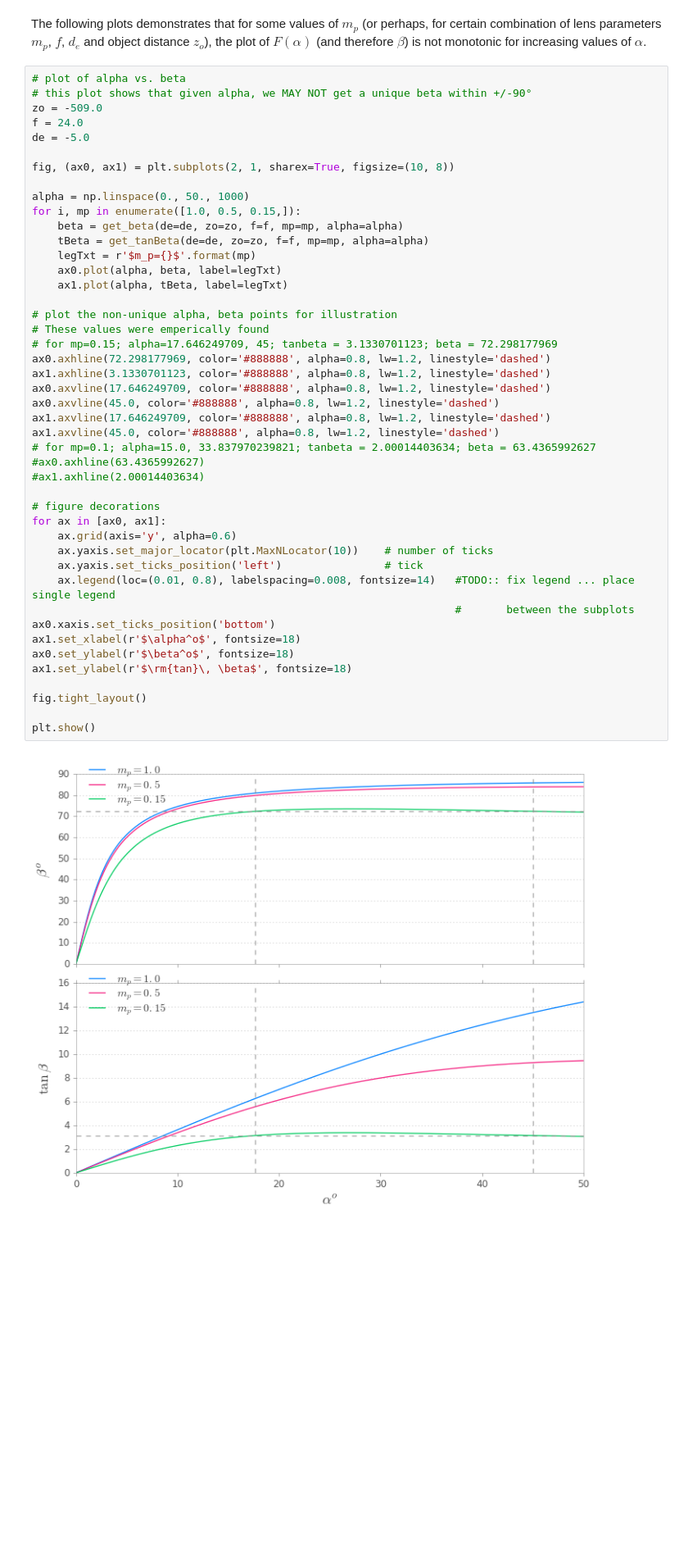
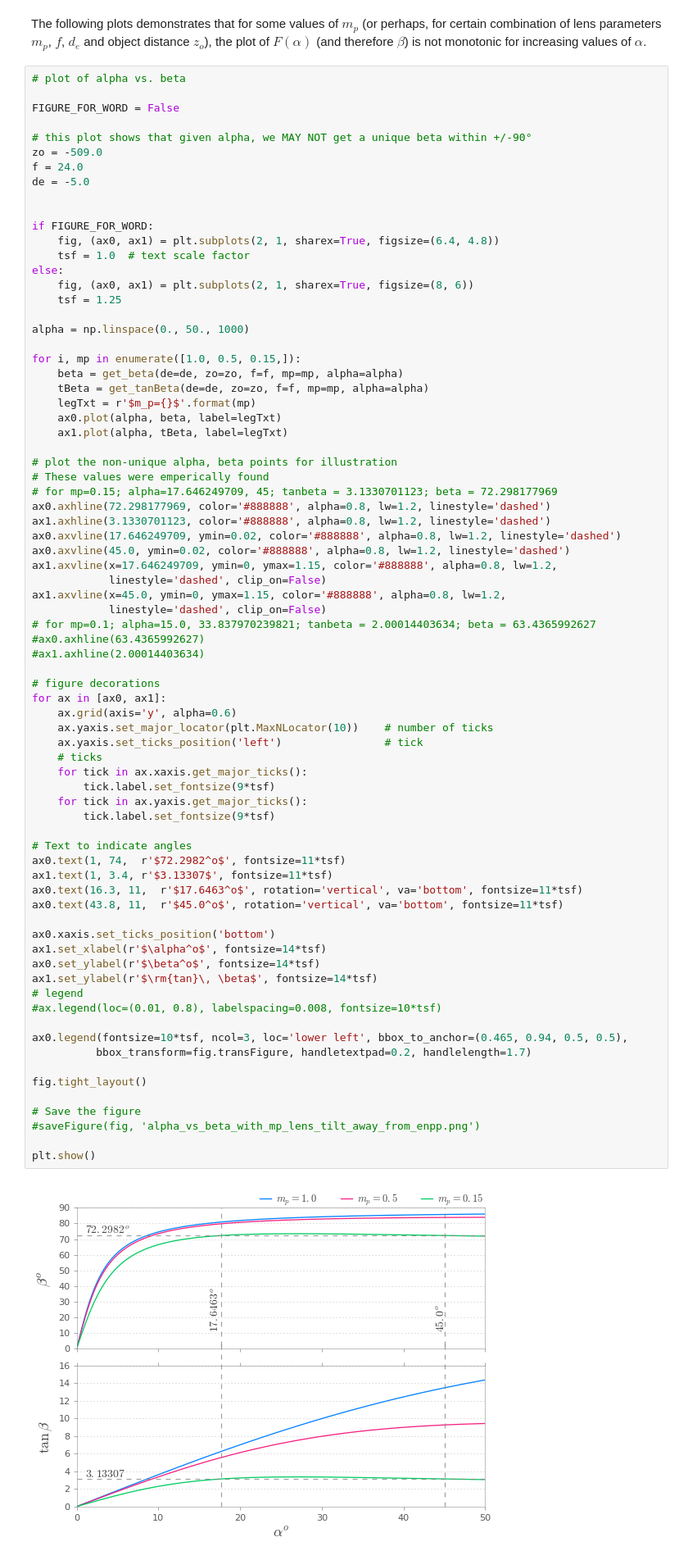
Before and after one commit to indranilsinharoy/phd-artifacts, a Jupyter notebook: chapters/chapter03_geometricmodel/code/StudyOfAngularRelationshipsForLensTiltForFocusing.ipynb, the cells around one changed output. Shown at 82% size. Drawn from its saved outputs; the diff is of its cells as text; blank space fills up the shorter version.

```diff
--- a/chapters/chapter03_geometricmodel/code/StudyOfAngularRelationshipsForLensTiltForFocusing.ipynb
+++ b/chapters/chapter03_geometricmodel/code/StudyOfAngularRelationshipsForLensTiltForFocusing.ipynb
@@ -294,51 +294,81 @@ print(get_tanBeta(de=de, zo=zo, f=f, mp=0.15, alpha=17.646249709),
 The following plots demonstrates that for some values of $m_p$ (or perhaps, for certain combination of lens parameters $m_p$, $f$, $d_e$ and object distance $z_o$), the plot of $F(\alpha)$ (and therefore $\beta$) is not monotonic for increasing values of $\alpha$.
 # %%
 # plot of alpha vs. beta
+
+FIGURE_FOR_WORD = False
+
 # this plot shows that given alpha, we MAY NOT get a unique beta within +/-90°
 zo = -509.0
 f = 24.0
 de = -5.0
 
-fig, (ax0, ax1) = plt.subplots(2, 1, sharex=True, figsize=(10, 8))
+
+if FIGURE_FOR_WORD:
+    fig, (ax0, ax1) = plt.subplots(2, 1, sharex=True, figsize=(6.4, 4.8))
+    tsf = 1.0  # text scale factor
+else:
+    fig, (ax0, ax1) = plt.subplots(2, 1, sharex=True, figsize=(8, 6))
+    tsf = 1.25
 
 alpha = np.linspace(0., 50., 1000)
+
 for i, mp in enumerate([1.0, 0.5, 0.15,]):
     beta = get_beta(de=de, zo=zo, f=f, mp=mp, alpha=alpha)
     tBeta = get_tanBeta(de=de, zo=zo, f=f, mp=mp, alpha=alpha)
     legTxt = r'$m_p={}$'.format(mp)
     ax0.plot(alpha, beta, label=legTxt)
     ax1.plot(alpha, tBeta, label=legTxt)
 
 # plot the non-unique alpha, beta points for illustration
 # These values were emperically found
 # for mp=0.15; alpha=17.646249709, 45; tanbeta = 3.1330701123; beta = 72.298177969
 ax0.axhline(72.298177969, color='#888888', alpha=0.8, lw=1.2, linestyle='dashed')
 ax1.axhline(3.1330701123, color='#888888', alpha=0.8, lw=1.2, linestyle='dashed')
-ax0.axvline(17.646249709, color='#888888', alpha=0.8, lw=1.2, linestyle='dashed')
-ax0.axvline(45.0, color='#888888', alpha=0.8, lw=1.2, linestyle='dashed')
-ax1.axvline(17.646249709, color='#888888', alpha=0.8, lw=1.2, linestyle='dashed')
-ax1.axvline(45.0, color='#888888', alpha=0.8, lw=1.2, linestyle='dashed')
+ax0.axvline(17.646249709, ymin=0.02, color='#888888', alpha=0.8, lw=1.2, linestyle='dashed')
+ax0.axvline(45.0, ymin=0.02, color='#888888', alpha=0.8, lw=1.2, linestyle='dashed')
+ax1.axvline(x=17.646249709, ymin=0, ymax=1.15, color='#888888', alpha=0.8, lw=1.2,
+            linestyle='dashed', clip_on=False)
+ax1.axvline(x=45.0, ymin=0, ymax=1.15, color='#888888', alpha=0.8, lw=1.2,
+            linestyle='dashed', clip_on=False)
 # for mp=0.1; alpha=15.0, 33.837970239821; tanbeta = 2.00014403634; beta = 63.4365992627
 #ax0.axhline(63.4365992627)
 #ax1.axhline(2.00014403634)
 
 # figure decorations
 for ax in [ax0, ax1]:
     ax.grid(axis='y', alpha=0.6)
     ax.yaxis.set_major_locator(plt.MaxNLocator(10))    # number of ticks
     ax.yaxis.set_ticks_position('left')                # tick
-    ax.legend(loc=(0.01, 0.8), labelspacing=0.008, fontsize=14)   #TODO:: fix legend ... place single legend
-                                                                  #       between the subplots
+    # ticks
+    for tick in ax.xaxis.get_major_ticks():
+        tick.label.set_fontsize(9*tsf)
+    for tick in ax.yaxis.get_major_ticks():
+        tick.label.set_fontsize(9*tsf)
+
+# Text to indicate angles
+ax0.text(1, 74,  r'$72.2982^o$', fontsize=11*tsf)
+ax1.text(1, 3.4, r'$3.13307$', fontsize=11*tsf)
+ax0.text(16.3, 11,  r'$17.6463^o$', rotation='vertical', va='bottom', fontsize=11*tsf)
+ax0.text(43.8, 11,  r'$45.0^o$', rotation='vertical', va='bottom', fontsize=11*tsf)
+
 ax0.xaxis.set_ticks_position('bottom')
-ax1.set_xlabel(r'$\alpha^o$', fontsize=18)
-ax0.set_ylabel(r'$\beta^o$', fontsize=18)
-ax1.set_ylabel(r'$\rm{tan}\, \beta$', fontsize=18)
+ax1.set_xlabel(r'$\alpha^o$', fontsize=14*tsf)
+ax0.set_ylabel(r'$\beta^o$', fontsize=14*tsf)
+ax1.set_ylabel(r'$\rm{tan}\, \beta$', fontsize=14*tsf)
+# legend
+#ax.legend(loc=(0.01, 0.8), labelspacing=0.008, fontsize=10*tsf)
+
+ax0.legend(fontsize=10*tsf, ncol=3, loc='lower left', bbox_to_anchor=(0.465, 0.94, 0.5, 0.5),
+          bbox_transform=fig.transFigure, handletextpad=0.2, handlelength=1.7)
 
 fig.tight_layout()
 
+# Save the figure
+#saveFigure(fig, 'alpha_vs_beta_with_mp_lens_tilt_away_from_enpp.png')
+
 plt.show()
 # %% [output]
-[figure, old version]
+[figure, new version]
 # %% [markdown]
 So, now we need to answer the following **two questions**:
 
```
Also changed, not shown: parts of 2 cells of this notebook, 9 other files.
